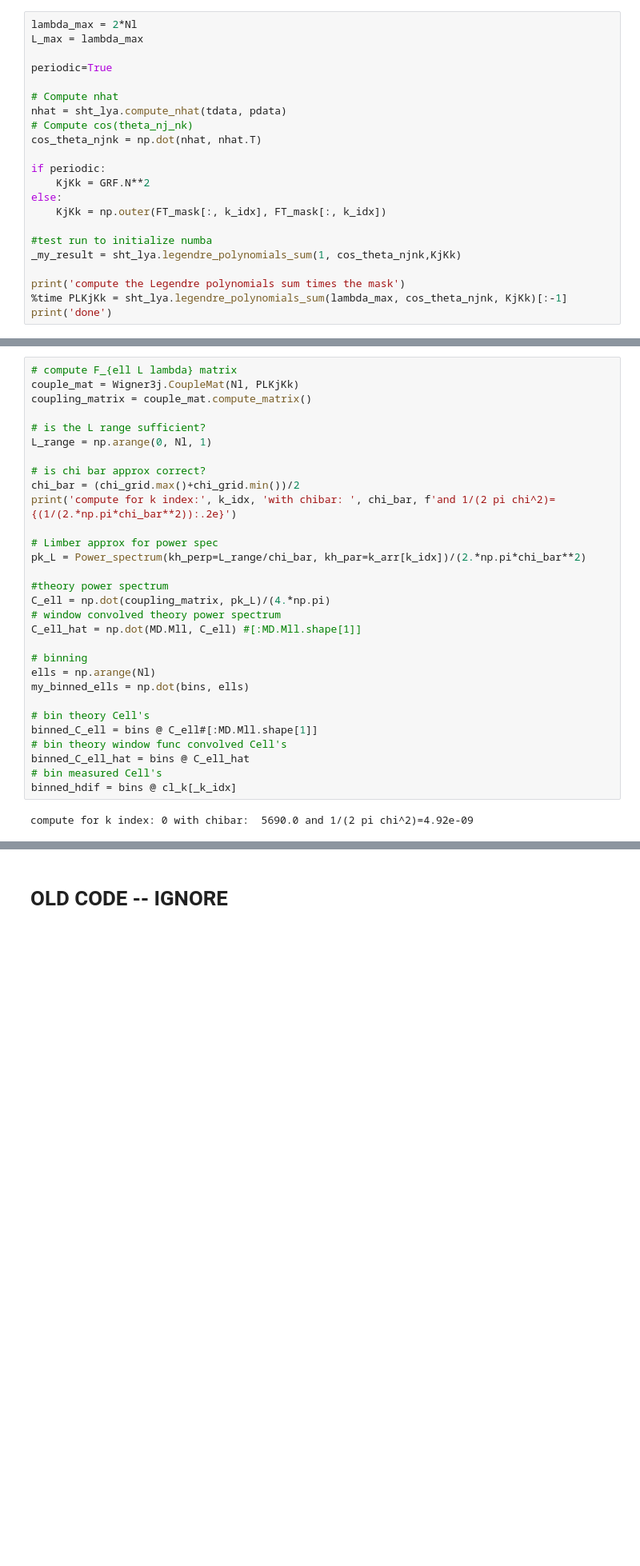
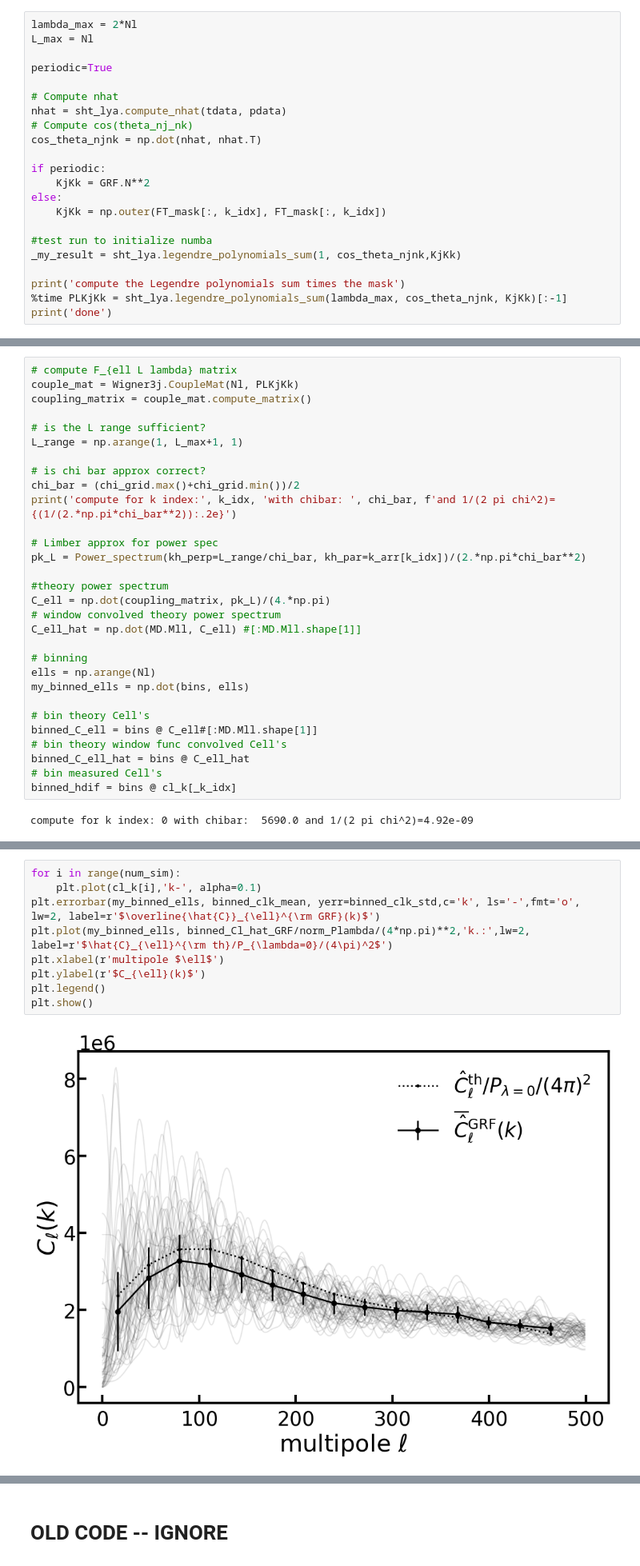
Before and after one commit to roger2b/directsht-lya, a Jupyter notebook: notebooks/lya_GRFs_directSHT.ipynb, the cells around one changed output, grey strips where cells are left out. Shown at 80% size. Drawn from its saved outputs; the diff is of its cells as text; blank space fills up the shorter version.

```diff
--- a/notebooks/lya_GRFs_directSHT.ipynb
+++ b/notebooks/lya_GRFs_directSHT.ipynb
@@ -338,7 +336,7 @@ Now, if we want to forward model the window, we apply the usual trick
 $$\hat{C}_{\ell}=\sum_{\ell'}W_{\ell \ell'}\left(\sum_{\lambda} \frac{1}{2\pi\,\bar{\chi}^2} \frac{M_{\ell \lambda}}{ (4\pi)} P_\lambda\right)$$
 # %%
 lambda_max = 2*Nl
-L_max = lambda_max
+L_max = Nl
 
 periodic=True
 
@@ -397,7 +403,7 @@ couple_mat = Wigner3j.CoupleMat(Nl, PLKjKk)
 coupling_matrix = couple_mat.compute_matrix()
 
 # is the L range sufficient?
-L_range = np.arange(0, Nl, 1)
+L_range = np.arange(1, L_max+1, 1)
 
 # is chi bar approx correct?
 chi_bar = (chi_grid.max()+chi_grid.min())/2
@@ -470,0 +507,11 @@ if do_plots:
+# %%
+for i in range(num_sim):
+    plt.plot(cl_k[i],'k-', alpha=0.1)
+plt.errorbar(my_binned_ells, binned_clk_mean, yerr=binned_clk_std,c='k', ls='-',fmt='o', lw=2, label=r'$\overline{\hat{C}}_{\ell}^{\rm GRF}(k)$')
+plt.plot(my_binned_ells, binned_Cl_hat_GRF/norm_Plambda/(4*np.pi)**2,'k.:',lw=2, label=r'$\hat{C}_{\ell}^{\rm th}/P_{\lambda=0}/(4\pi)^2$')
+plt.xlabel(r'multipole $\ell$')
+plt.ylabel(r'$C_{\ell}(k)$')
+plt.legend()
+plt.show()
+# %% [output]
+[figure, added]
```
Also changed, not shown: parts of 17 cells of this notebook, 10 other files.
